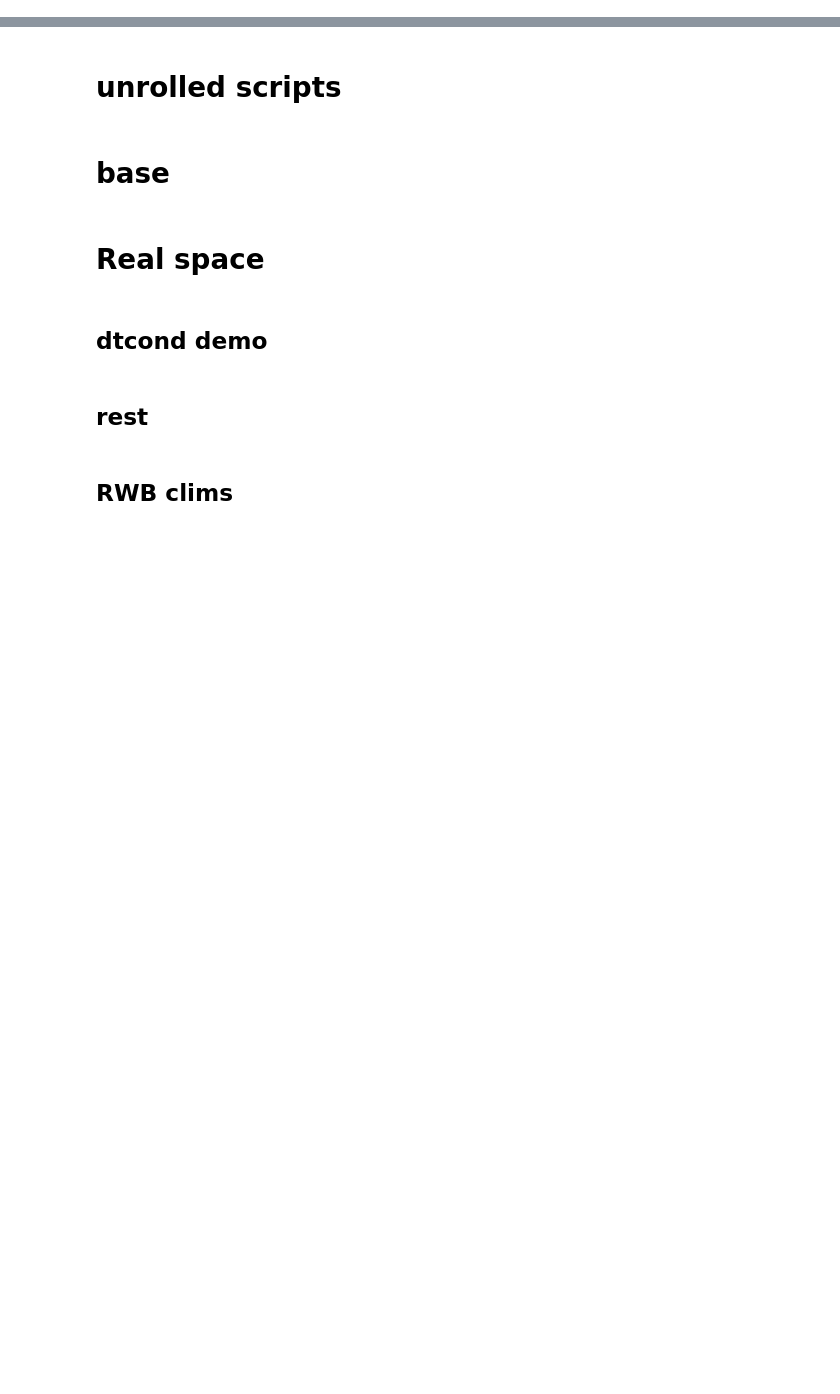
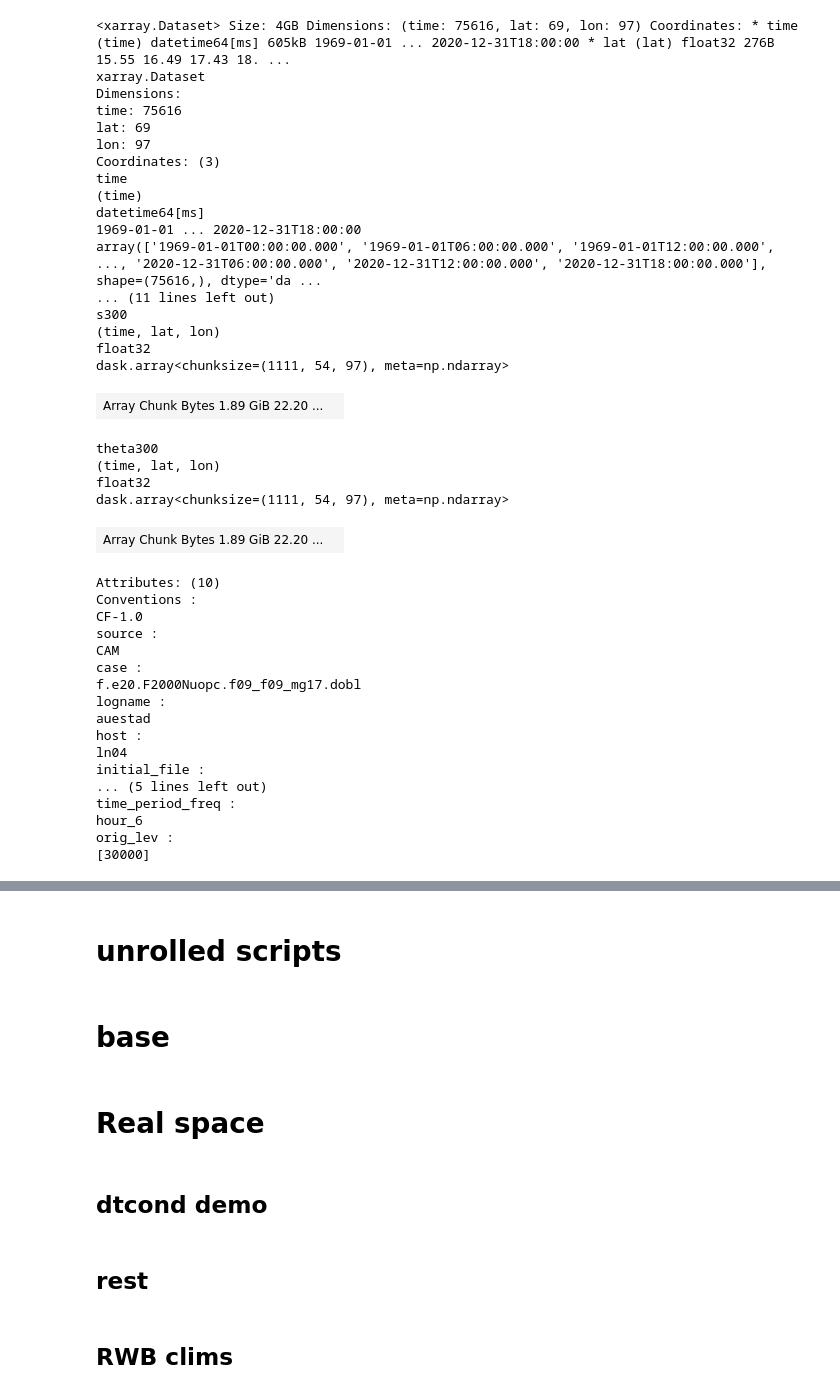
Before and after one commit to hbanderier/Jetutils, a Jupyter notebook: notebooks/on_remote/Playgrounds/data_henrik_pg.ipynb, the cells around one changed output, grey strips where cells are left out. Drawn from its saved outputs; the diff is of its cells as text; code cells hidden in the pictures; blank space fills up the shorter version.

```diff
--- a/notebooks/on_remote/Playgrounds/data_henrik_pg.ipynb
+++ b/notebooks/on_remote/Playgrounds/data_henrik_pg.ipynb
@@ -75,0 +194,43 @@ os.environ["RUST_BACKTRACE"] = "full"
+# %%
+theta300
+# %% [output]
+<xarray.Dataset> Size: 4GB Dimensions: (time: 75616, lat: 69, lon: 97) Coordinates: * time (time) datetime64[ms] 605kB 1969-01-01 ... 2020-12-31T18:00:00 * lat (lat) float32 276B 15.55 16.49 17.43 18. ...
+xarray.Dataset
+Dimensions:
+time: 75616
+lat: 69
+lon: 97
+Coordinates: (3)
+time
+(time)
+datetime64[ms]
+1969-01-01 ... 2020-12-31T18:00:00
+array(['1969-01-01T00:00:00.000', '1969-01-01T06:00:00.000', '1969-01-01T12:00:00.000', ..., '2020-12-31T06:00:00.000', '2020-12-31T12:00:00.000', '2020-12-31T18:00:00.000'], shape=(75616,), dtype='da ...
+... (11 lines left out)
+s300
+(time, lat, lon)
+float32
+dask.array<chunksize=(1111, 54, 97), meta=np.ndarray>
+| Array Chunk Bytes 1.89 GiB 22.20 ... |  |
+theta300
+(time, lat, lon)
+float32
+dask.array<chunksize=(1111, 54, 97), meta=np.ndarray>
+| Array Chunk Bytes 1.89 GiB 22.20 ... |  |
+Attributes: (10)
+Conventions :
+CF-1.0
+source :
+CAM
+case :
+f.e20.F2000Nuopc.f09_f09_mg17.dobl
+logname :
+auestad
+host :
+ln04
+initial_file :
+... (5 lines left out)
+time_period_freq :
+hour_6
+orig_lev :
+[30000]
```
Also changed, not shown: parts of 22 cells of this notebook, 8 other files.
